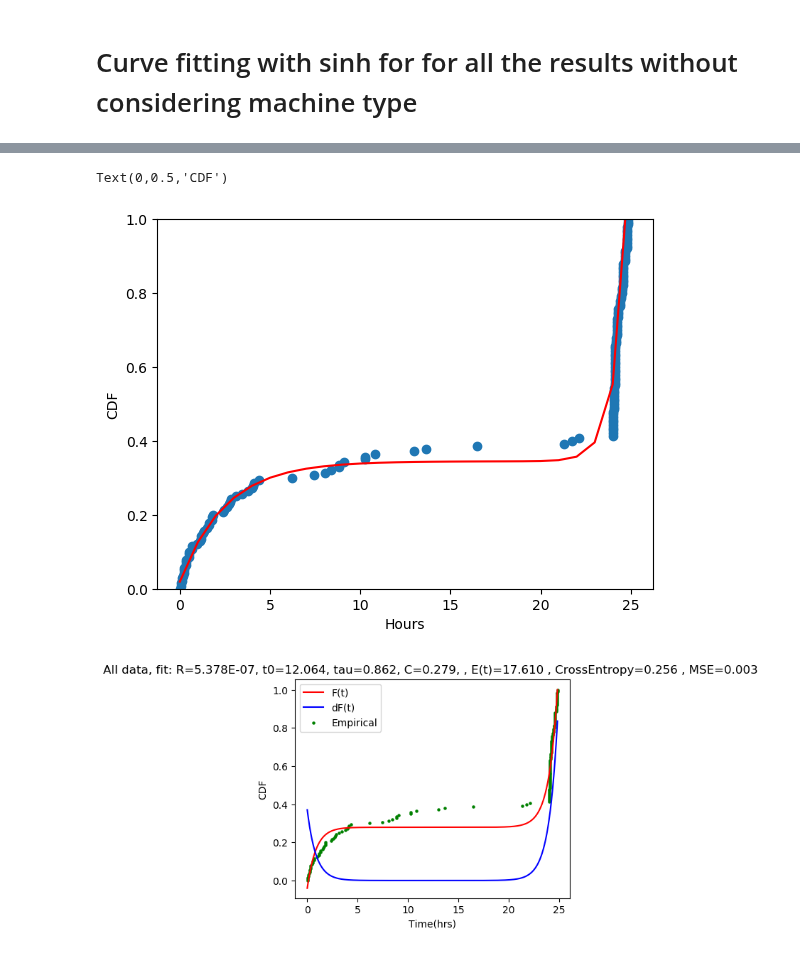
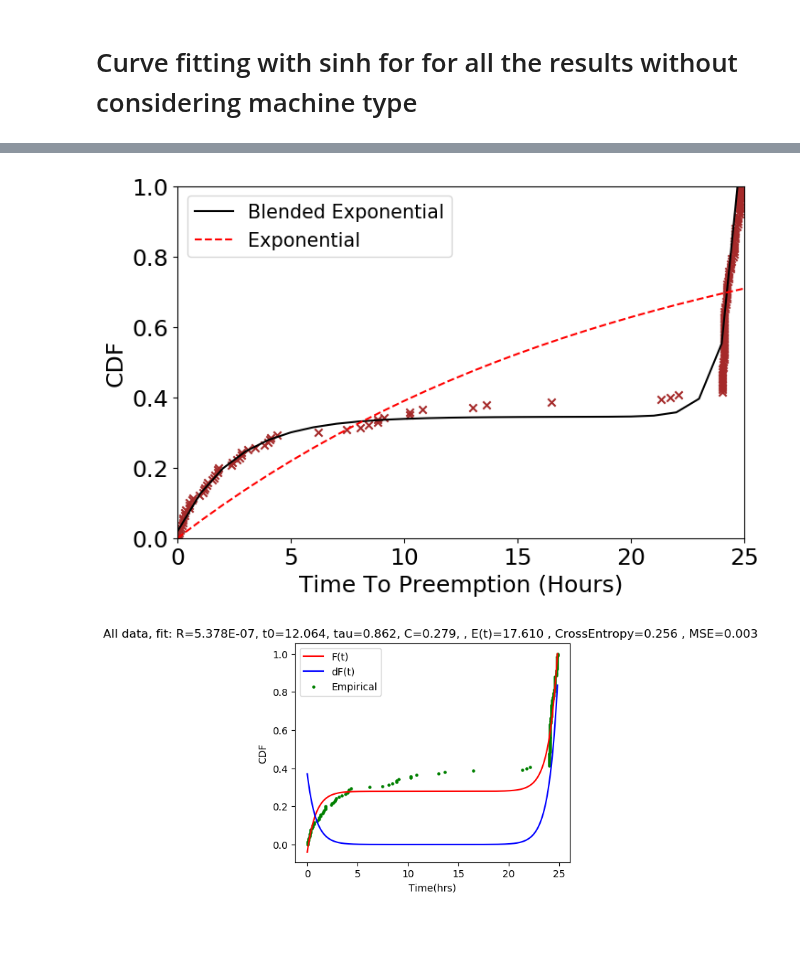
Before and after one commit to prateek-s/scispot, a Jupyter notebook: data/CDF-dual-exp.ipynb, the cells around one changed output, grey strips where cells are left out. Drawn from its saved outputs; the diff is of its cells as text; code cells hidden in the pictures.

Commit message:
CDF graph updated

```diff
--- a/data/CDF-dual-exp.ipynb
+++ b/data/CDF-dual-exp.ipynb
@@ -369,19 +370,24 @@ array([ -3.25606377e-01,   4.63368111e-16,   2.51231468e+00,
 # %%
-fit_params2 = simple_fit(all_data_conc, func_approx_exp)
+fit_params2 = simple_fit(all_data_conc, func_approx_exponential)
 # %%
 t=np.arange(0,26)
 Y = np.sort(all_data_conc)
 X = np.linspace(0,1,len(all_data_conc), endpoint=True)
+matplotlib.rcParams.update({'font.size': 18})
+fig,ax = plt.subplots()
+fig.set_size_inches(8,5)
+ax.scatter(Y, X, marker='x',color='brown')
+ax.plot(t, func_approx_5_param_expon(t, *fit_params['optimized_params']), c='k',  label='Blended Exponential')
+ax.plot(t, func_approx_exponential(t, *fit_params2['optimized_params']), c='r', linestyle='--', label='Exponential')
 
-plt.scatter(Y, X)
-plt.plot(t, func_approx_5_param_expon(t, *fit_params['optimized_params']), c='r',  label='5 param expon')
-plt.ylim((0,1))
-plt.xlabel("Hours")
-plt.ylabel("CDF")
-plt.savefig
+ax.set_ylim((0,1))
+ax.set_xlim((0,25))
+ax.legend(fontsize='small')
+ax.set_xlabel("Time To Preemption (Hours)")
+ax.set_ylabel("CDF")
+plt.savefig("cdf_all.pdf",bbox_inches='tight')
 # %% [output]
-Text(0,0.5,'CDF')
-[figure, old version]
+[figure, new version]
 # %%
 
 #Fit the data for all the data points
```
Also changed, not shown: parts of 4 cells of this notebook, 9 other files.
